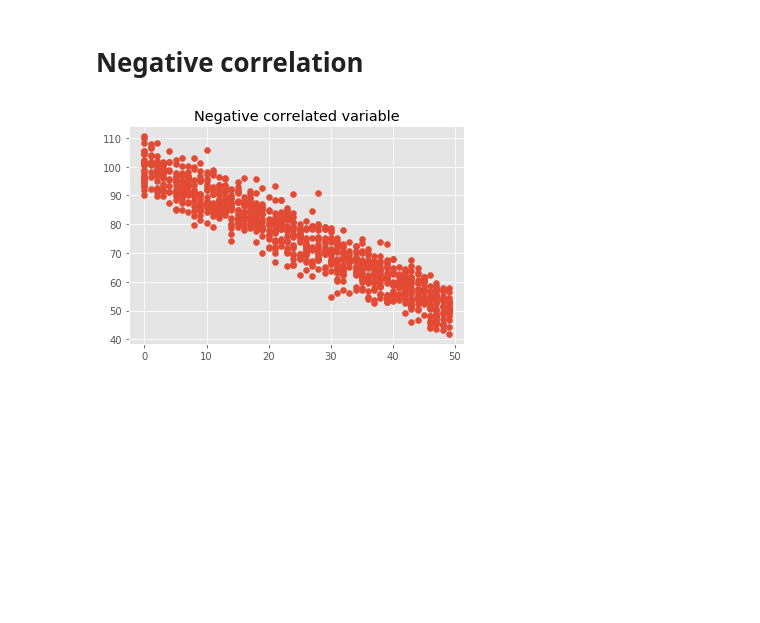
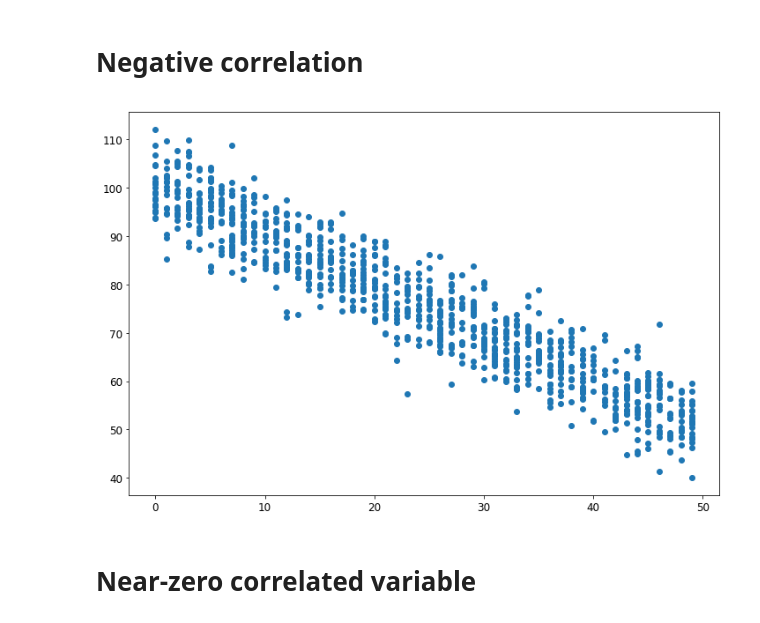
Before and after one commit to gleotescu/iq_interpolation, a Jupyter notebook: Correlation plots.ipynb, the cells around one changed output. Saved outputs shown, nothing was run; the diff lists cells and outputs as text; code cells hidden in the pictures; blank space fills up the shorter version.

```diff
--- a/Correlation plots.ipynb
+++ b/Correlation plots.ipynb
@@ -20,9 +20,11 @@ array([[1.        , 0.81543901],
 # %%
 import matplotlib
 import matplotlib.pyplot as plt
-%matplotlib inline
-matplotlib.style.use('ggplot')
-plt.title("Positive correlated variable")
+plt.clf()
 plt.scatter(x, y)
+plt.rcParams["figure.figsize"] = [12,8]
+plt.rcParams['xtick.labelsize']=12
+plt.rcParams['ytick.labelsize']=12
+plt.savefig('positiveCorrelated.png', dpi = 200)
 plt.show()
 # %% [output]
@@ -32,15 +34,21 @@ plt.show()
 # %%
 # 1000 random integers between 0 and 50
 x = np.random.randint(0, 50, 1000)
 
 # Negative Correlation with some noise
 y = 100 - x + np.random.normal(0, 5, 1000)
-plt.title("Negative correlated variable")
+# plt.title("Negative correlated variable")
 np.corrcoef(x, y)
 plt.scatter(x, y)
+plt.rcParams["figure.figsize"] = [12,8]
+plt.rcParams['xtick.labelsize']=12
+plt.rcParams['ytick.labelsize']=12
+plt.savefig('negativeCorrelated.png', dpi = 200)
 plt.show()
 # %% [output]
-[figure, old version]
+[figure, new version]
+# %% [markdown]
+# Near-zero correlated variable
 # %%
 x = np.random.randint(10, 50, 100)
 y = np.random.randint(30, 80, 100)
```
Also changed, not shown: parts of 2 cells of this notebook, 33 other files.
